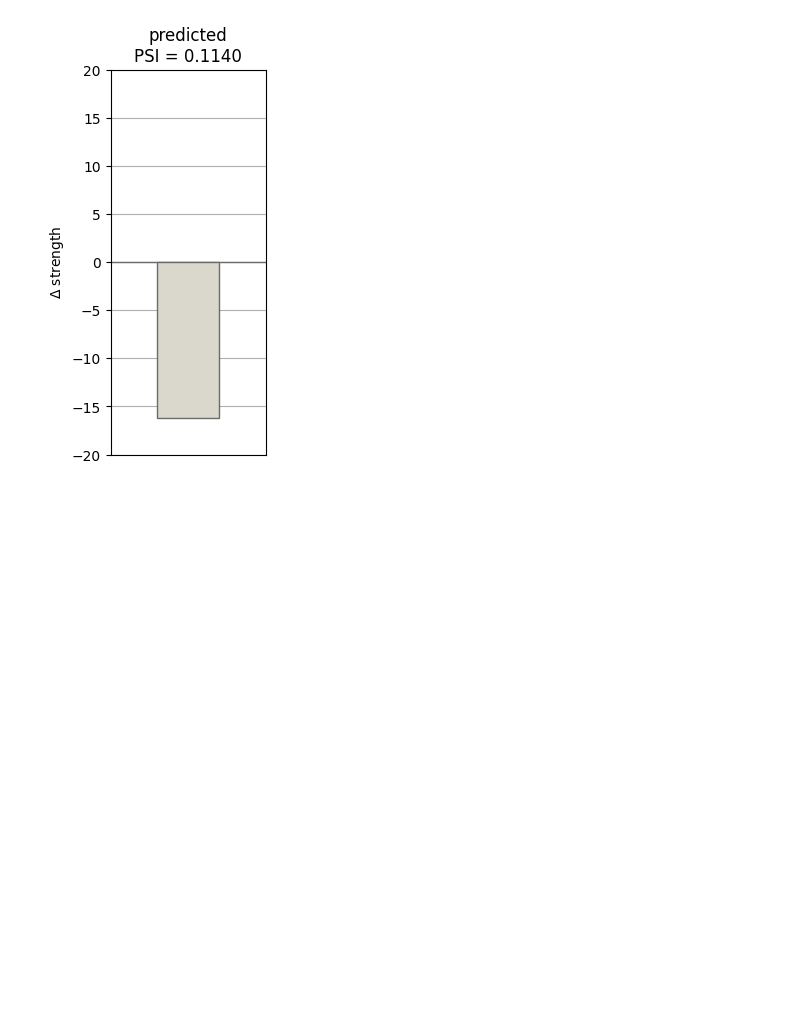
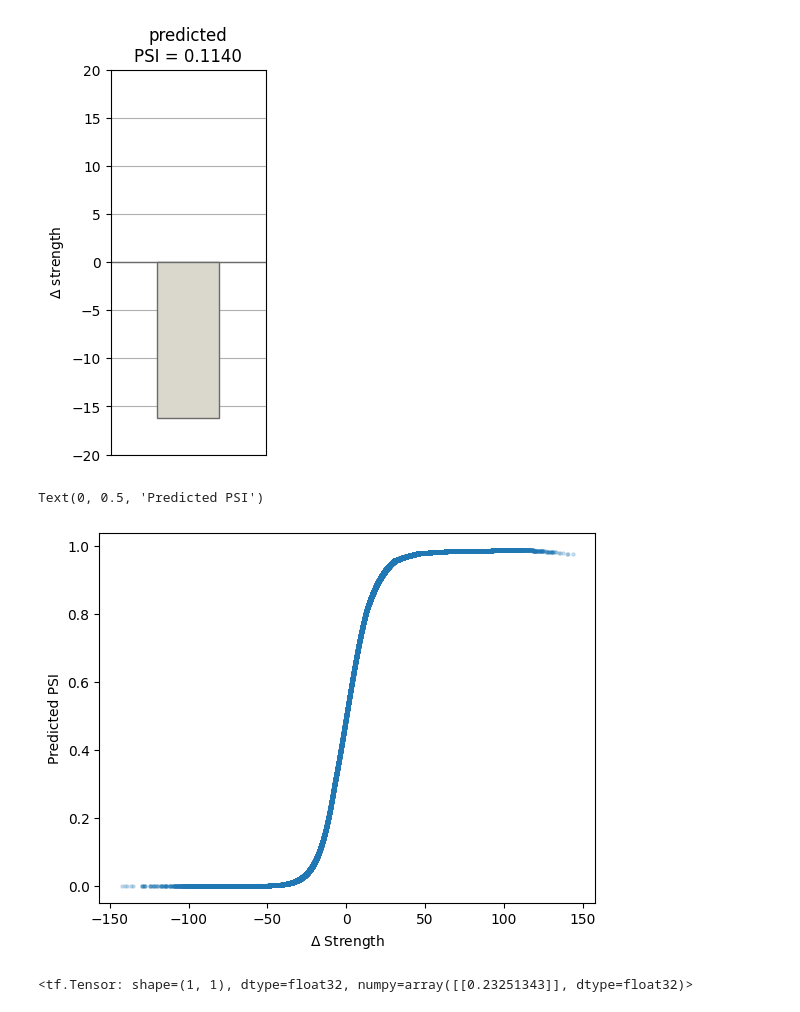
Before and after one commit to Liao-Group/interpretable-splicing-visualization, a Jupyter notebook: notebooks/pnas_data.ipynb, the cells around one changed output. Drawn from its saved outputs; the diff is of its cells as text; code cells hidden in the pictures; blank space fills up the shorter version.

```diff
--- a/notebooks/pnas_data.ipynb
+++ b/notebooks/pnas_data.ipynb
@@ -185,0 +194,21 @@ plt.show()
+# %%
+model = load_model("../model/custom_adjacency_regularizer_20210731_124_step3.h5")
+xTr = load(f"../data/xTr_ES7_HeLa_ABC.pkl.gz")
+yTr_hat = model(xTr)
+# %%
+activations_model = Model(inputs=model.inputs, outputs=(
+    model.get_layer("activation_2").output,
+    model.get_layer("activation_3").output
+))
+incl_acts, skip_acts = activations_model(xTr)
+# %%
+delta_force = incl_acts.numpy().sum(axis=-1).sum(axis=-1) - skip_acts.numpy().sum(axis=-1).sum(axis=-1) + 21.80809438066695
+# %%
+import numpy as np
+import matplotlib.pyplot as plt
+plt.scatter(delta_force, yTr_hat, s=5, alpha=0.2)
+plt.xlabel("$\Delta$ Strength")
+plt.ylabel("Predicted PSI")
+# %% [output]
+Text(0, 0.5, 'Predicted PSI')
+[figure, added]
@@ -185,0 +223,4 @@ plt.show()
+# %%
+yTr_hat[np.isclose(delta_force, -10, atol=0.0001)]
+# %% [output]
+<tf.Tensor: shape=(1, 1), dtype=float32, numpy=array([[0.23251343]], dtype=float32)>
```
Also changed, not shown: parts of 6 cells of this notebook, 13 other files.
